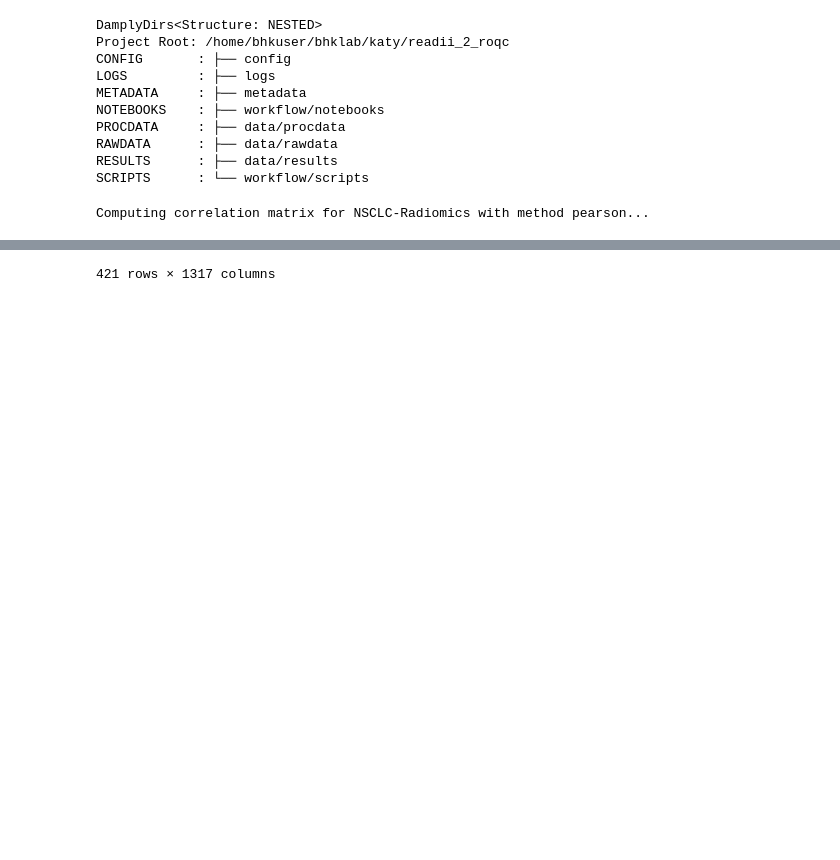
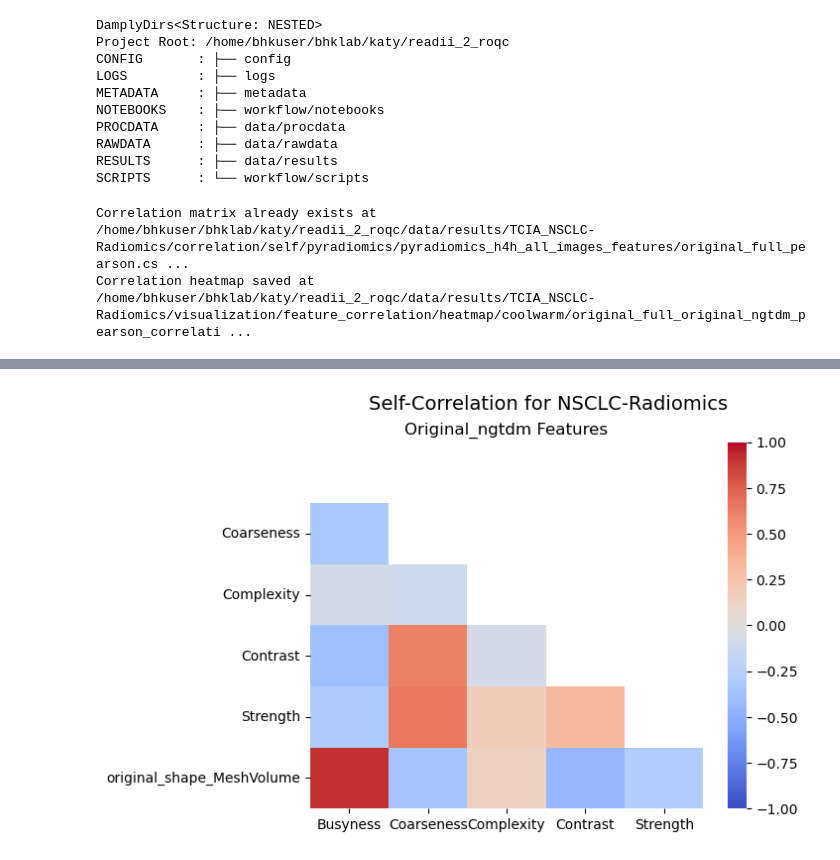
Before and after one commit to bhklab/readii_2_roqc, a Jupyter notebook: sandbox/dev_correlate.ipynb, the cells around one changed output, grey strips where cells are left out. Drawn from its saved outputs; the diff is of its cells as text; code cells hidden in the pictures; blank space fills up the shorter version.

Commit message:
feat: wrote code to make and plot self-correlations for features with subselecting feature sets

```diff
--- a/sandbox/dev_correlate.ipynb
+++ b/sandbox/dev_correlate.ipynb
@@ -31,7 +97,12 @@ def self_correlate(dataset: str,
                    extract_settings:str,
                    readii_permutation:str = "original",
                    readii_region:str = "full",
-                   overwrite:bool = False
+                   overwrite:bool = False,
+                   plot:bool = False,
+                   plot_cmap:str = 'coolwarm',
+                   plot_subset_keyword:str = None,
+                   plot_include_volume:bool = False,
+                   plot_overwrite:bool = False
                    ):
     dataset_config, dataset_name, full_dataset_name = load_dataset_config(dataset)
 
@@ -59,19 +130,42 @@ def self_correlate(dataset: str,
             case _:
                 raise ValueError(f"Unsupported extract_method: {extract_method}")
 
-        # correlations = features.corr(method=correlation_method)
-        # corr_matrix_writer.save(correlations,
-        #                         Permutation=readii_permutation,
-        #                         Region=readii_region,
-        #                         CorrelationMethod=correlation_method)
+        correlations = features_only.corr(method=correlation_method)
+        corr_matrix_writer.save(correlations,
+                                Permutation=readii_permutation,
+                                Region=readii_region,
+                                CorrelationMethod=correlation_method)
 
-    return features_only
+    if plot:
+        self_corr_hm, save_path = make_corr_figure(dataset,
+                                                correlations,
+                                                correlation_method=correlation_method,
+                                                cmap=plot_cmap,
+                                                subset_keyword=plot_subset_keyword,
+                                                include_volume=plot_include_volume,
+                                                correlation_type="self",
+                                                readii_permutation=readii_permutation,
+                                                readii_region=readii_region,
+                                                overwrite=overwrite)
+        print(f"Correlation heatmap saved at {save_path}")
+
+
+    return correlations, self_corr_hm if plot else None
 # %%
-self_correlate('NSCLC-Radiomics',
+dataset = 'NSCLC-Radiomics'
+dataset_config, dataset_name, full_dataset_name = load_dataset_config(dataset)
+subset_keyword = 'original_ngtdm'
+
+self_corr_pd = self_correlate(dataset,
                correlation_method = "pearson",
                extract_method = "pyradiomics",
                extract_settings = "pyradiomics_h4h_all_images_features",
                readii_permutation = "original",
-               readii_region = "full")
+               readii_region = "full",
+               plot_include_volume = True,
+               plot = True,
+               plot_subset_keyword=subset_keyword,
+               plot_overwrite=False)
 # %% [output]
-Computing correlation matrix for NSCLC-Radiomics with method pearson...
+Correlation matrix already exists at /home/bhkuser/bhklab/katy/readii_2_roqc/data/results/TCIA_NSCLC-Radiomics/correlation/self/pyradiomics/pyradiomics_h4h_all_images_features/original_full_pearson.cs ...
+Correlation heatmap saved at /home/bhkuser/bhklab/katy/readii_2_roqc/data/results/TCIA_NSCLC-Radiomics/visualization/feature_correlation/heatmap/coolwarm/original_full_original_ngtdm_pearson_correlati ...
@@ -91 +172 @@ Computing correlation matrix for NSCLC-Radiomics with method pearson...
-421 rows × 1317 columns
+[figure, added]
```
Also changed, not shown: parts of 4 cells of this notebook.
